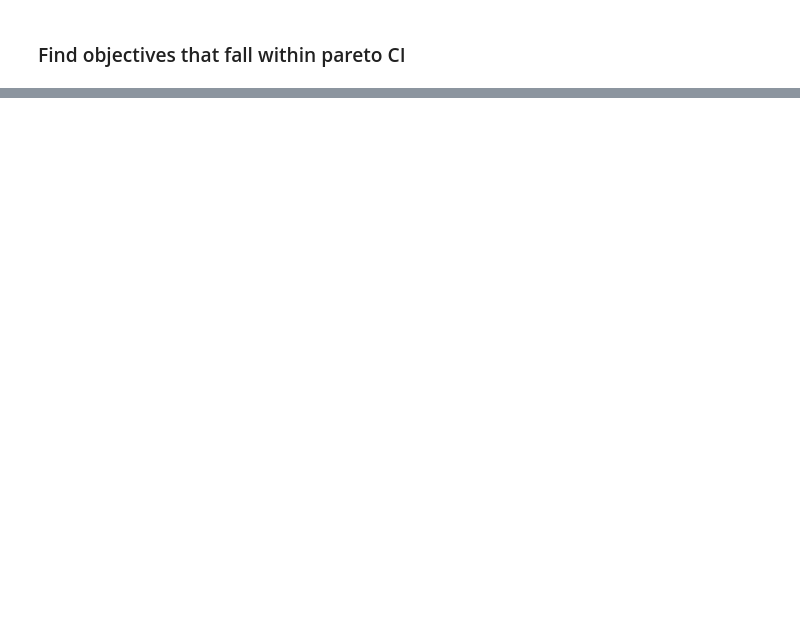
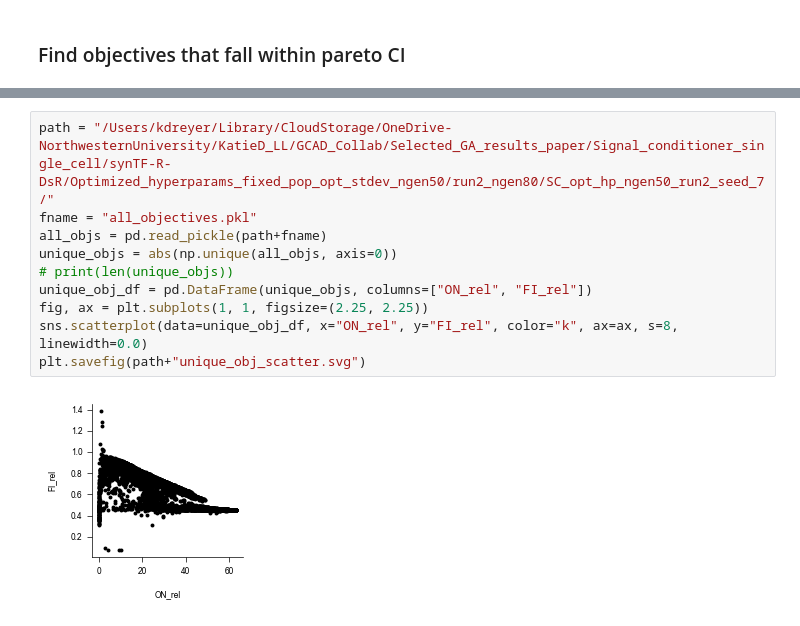
Before and after one commit to Mangan-Group/GraphGA, a Jupyter notebook: pulse_prediction_vs_exp.ipynb, the cells around one changed output, grey strips where cells are left out. Cells and saved outputs as stored; diff of their text form; blank space fills up the shorter version.

```diff
--- a/pulse_prediction_vs_exp.ipynb
+++ b/pulse_prediction_vs_exp.ipynb
@@ -1533,0 +1858,12 @@ unique_circuits_CI = sc_pop20_circuits[CI_idx]
+# %%
+path = "/Users/kdreyer/Library/CloudStorage/OneDrive-NorthwesternUniversity/KatieD_LL/GCAD_Collab/Selected_GA_results_paper/Signal_conditioner_single_cell/synTF-R-DsR/Optimized_hyperparams_fixed_pop_opt_stdev_ngen50/run2_ngen80/SC_opt_hp_ngen50_run2_seed_7/"
+fname = "all_objectives.pkl"
+all_objs = pd.read_pickle(path+fname)
+unique_objs = abs(np.unique(all_objs, axis=0))
+# print(len(unique_objs))
+unique_obj_df = pd.DataFrame(unique_objs, columns=["ON_rel", "FI_rel"])
+fig, ax = plt.subplots(1, 1, figsize=(2.25, 2.25))
+sns.scatterplot(data=unique_obj_df, x="ON_rel", y="FI_rel", color="k", ax=ax, s=8, linewidth=0.0)
+plt.savefig(path+"unique_obj_scatter.svg")
+# %% [output]
+[figure, added]
```
Also changed, not shown: parts of 11 cells of this notebook, 10 other files.
